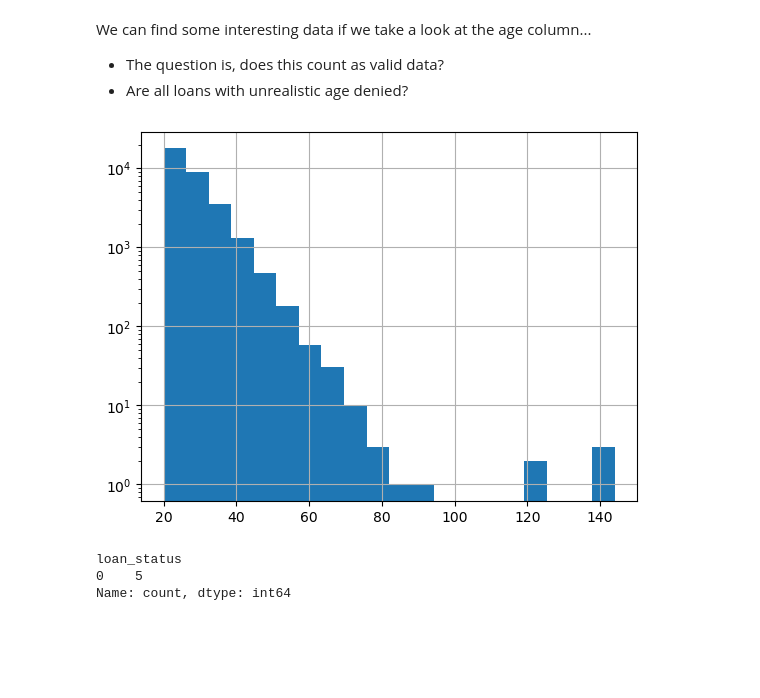
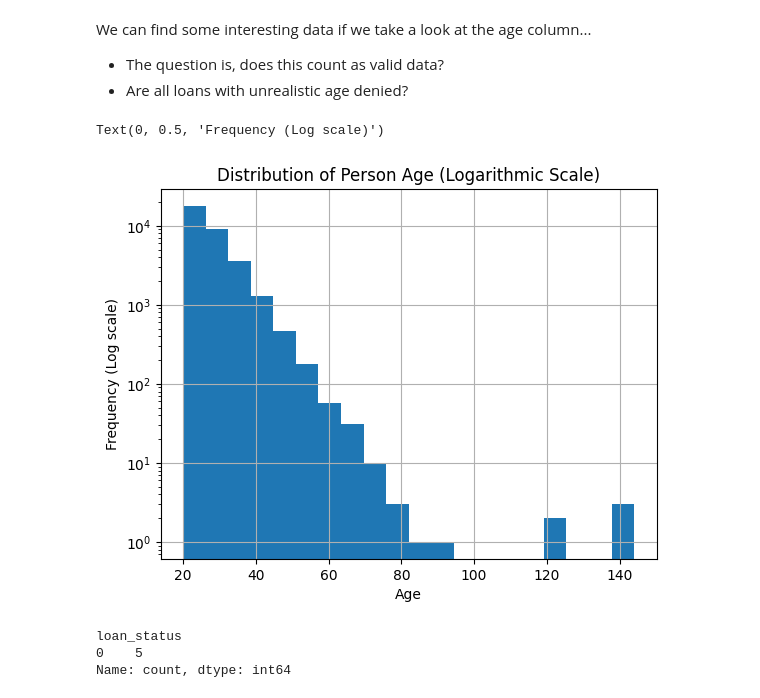
Before and after one commit to annalaczko/ML-Group-1-Assignment-1, a Jupyter notebook: ML-A1.ipynb, the cells around one changed output. Drawn from its saved outputs; the diff is of its cells as text; code cells hidden in the pictures; blank space fills up the shorter version.

Commit message:
Update plots with labels

```diff
--- a/ML-A1.ipynb
+++ b/ML-A1.ipynb
@@ -94,8 +101,12 @@ We can find some interesting data if we take a look at the age column...
 - Are all loans with unrealistic age denied?
 # %%
 df_loan["person_age"].hist(bins=20, log=True)
+plt.title("Distribution of Person Age (Logarithmic Scale)")
+plt.xlabel("Age")
+plt.ylabel("Frequency (Log scale)")
 # %% [output]
+Text(0, 0.5, 'Frequency (Log scale)')
-[figure, old version]
+[figure, new version]
 # %%
 df_immortal=df_loan[df_loan["person_age"]>115]
 df_immortal["loan_status"].value_counts()
```
Also changed, not shown: parts of 9 cells of this notebook.
